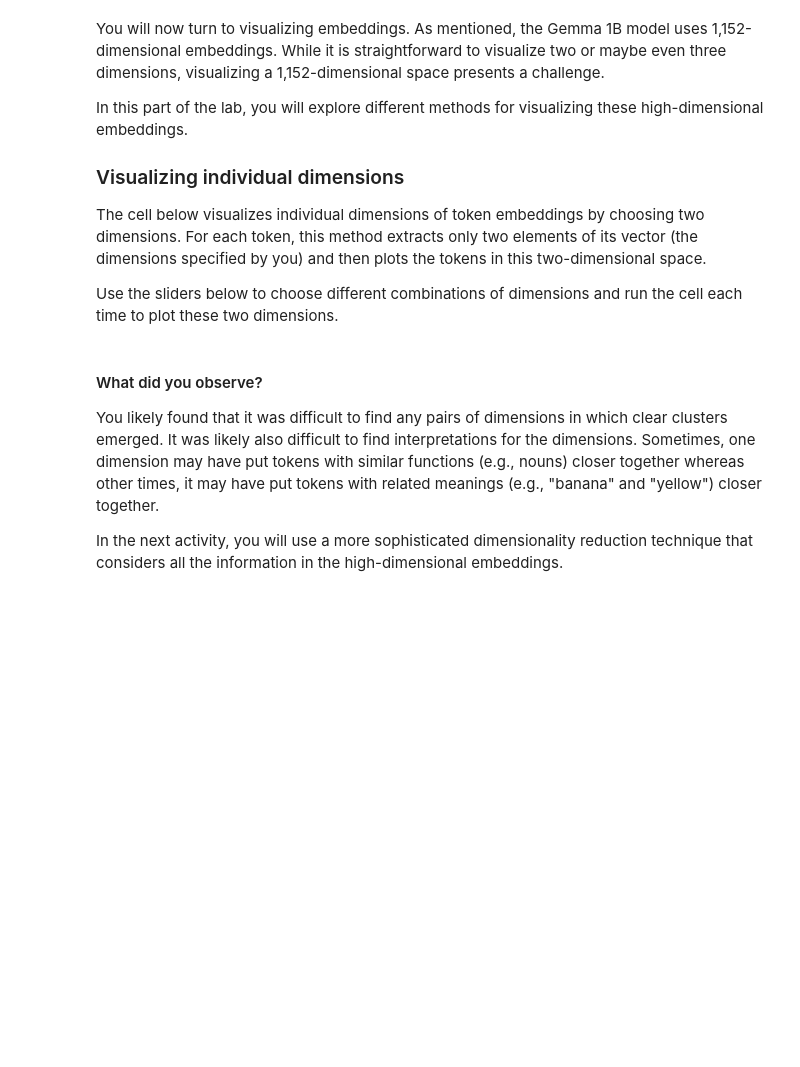
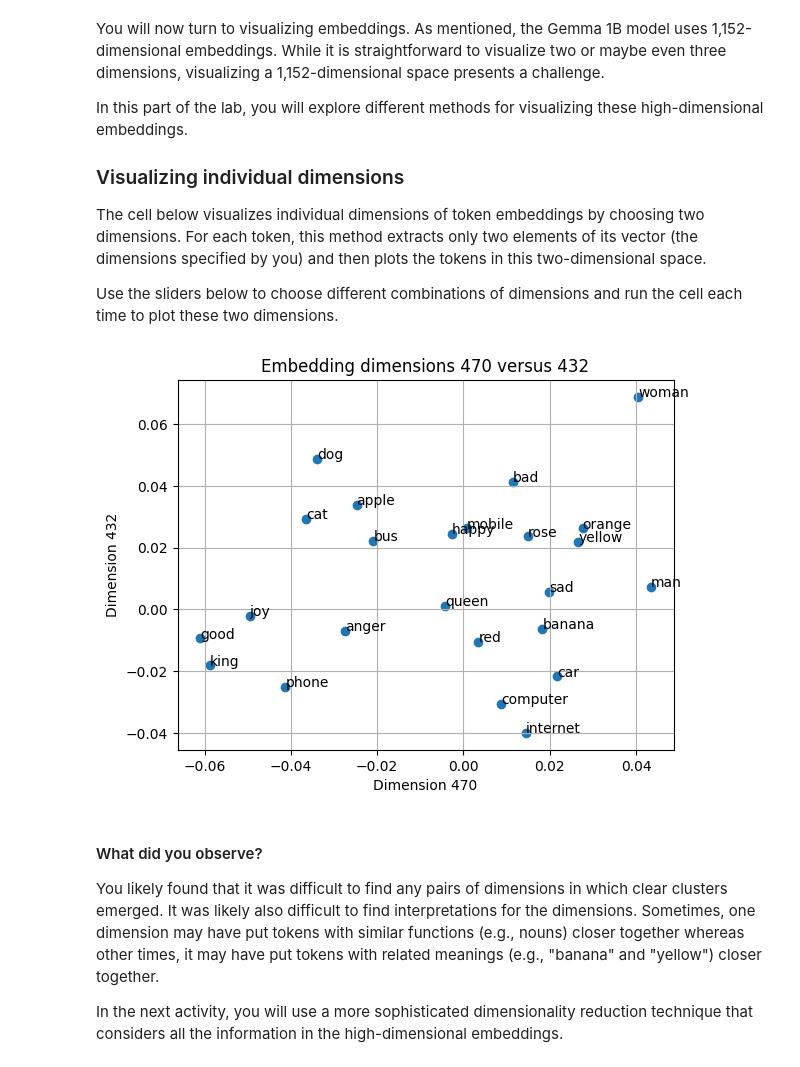
Before and after one commit to sauravsajesh/Fully_Operational_Model, a Jupyter notebook: course_2/gdm_lab_2_5_experiment_with_embeddings.ipynb, the cells around one changed output. Saved outputs shown, nothing was run; the diff lists cells and outputs as text; code cells hidden in the pictures; blank space fills up the shorter version.

```diff
--- a/course_2/gdm_lab_2_5_experiment_with_embeddings.ipynb
+++ b/course_2/gdm_lab_2_5_experiment_with_embeddings.ipynb
@@ -466,12 +531,14 @@ The cell below visualizes individual dimensions of token embeddings by choosing
 Use the sliders below to choose different combinations of dimensions and run the cell each time to plot these two dimensions.
 # %%
 # @title Plot individual dimensions
-dimension_1 = 432  #@param {type: 'slider', min:0, max:1151}
+dimension_1 = 470  #@param {type: 'slider', min:0, max:1151}
 dimension_2 = 432  #@param {type: 'slider', min:0, max:1151}
 emb.plot_embeddings_dimensions(embeddings,
                            labels,
                            dim_x=dimension_1,
                            dim_y=dimension_2)
+# %% [output]
+[figure, added]
 # %% [markdown]
 #### What did you observe?
 
```
Also changed, not shown: parts of 16 cells of this notebook.
